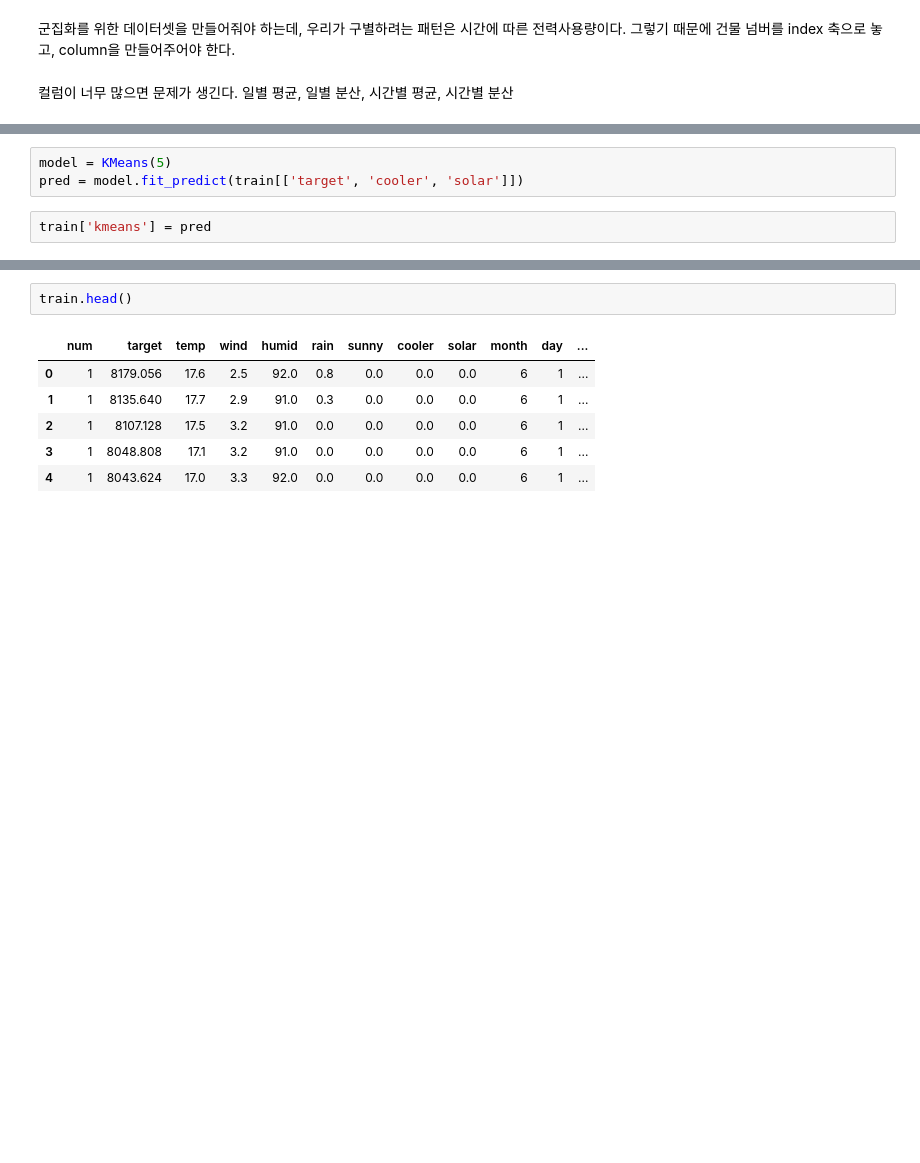
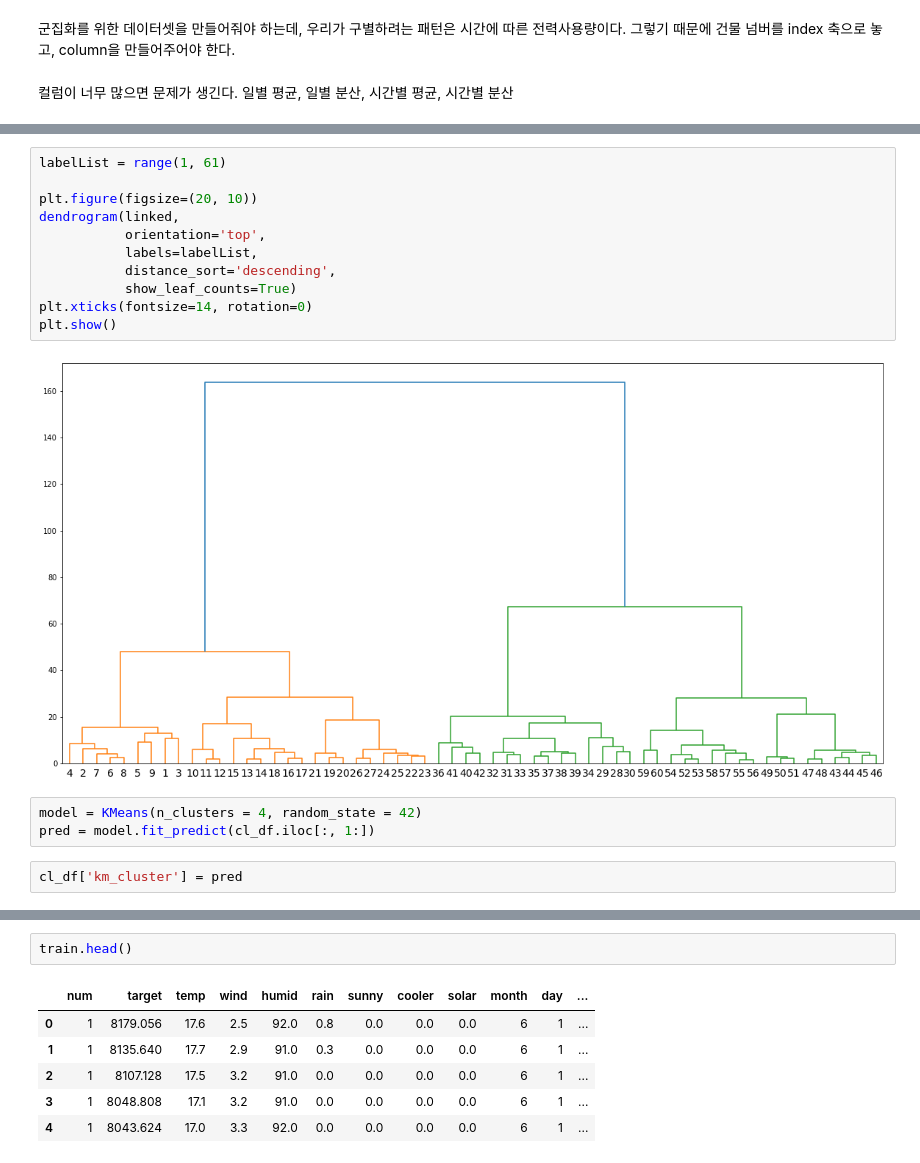
Before and after one commit to thinpig99/dacon_energy, a Jupyter notebook: energy_EDA1_210528.ipynb, the cells around one changed output, grey strips where cells are left out. Saved outputs shown, nothing was run; the diff lists cells and outputs as text; blank space fills up the shorter version.

```diff
--- a/energy_EDA1_210528.ipynb
+++ b/energy_EDA1_210528.ipynb
@@ -642,5 +634,18 @@ cl_train.head()
+# %%
+labelList = range(1, 61)
+
+plt.figure(figsize=(20, 10))
+dendrogram(linked,
+           orientation='top',
+           labels=labelList,
+           distance_sort='descending',
+           show_leaf_counts=True)
+plt.xticks(fontsize=14, rotation=0)
+plt.show()
+# %% [output]
+[figure, added]
 # %%
-model = KMeans(5)
-pred = model.fit_predict(train[['target', 'cooler', 'solar']])
+model = KMeans(n_clusters = 4, random_state = 42)
+pred = model.fit_predict(cl_df.iloc[:, 1:])
-# %%
-train['kmeans'] = pred
+# %%
+cl_df['km_cluster'] = pred
```
Also changed, not shown: parts of 69 cells of this notebook, 2 other files.
